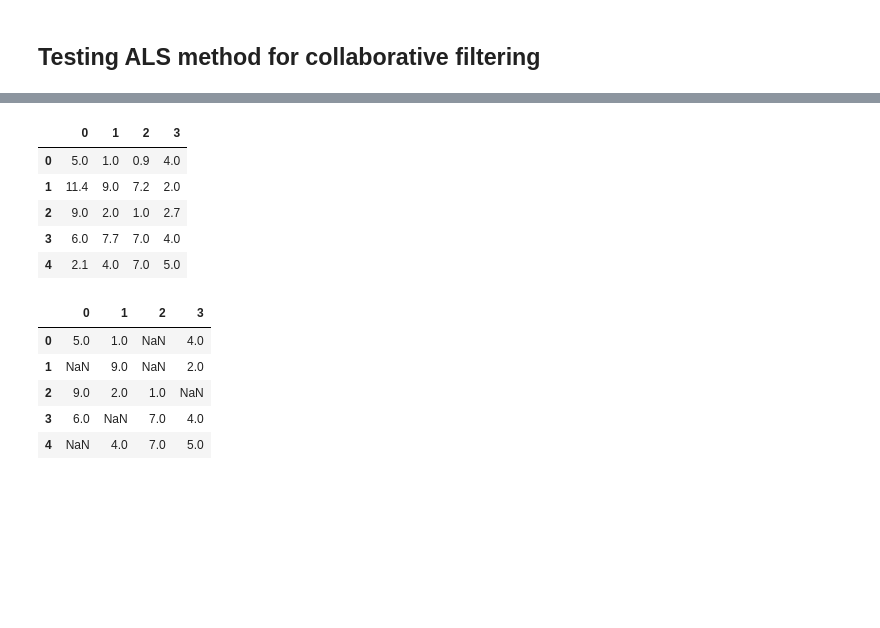
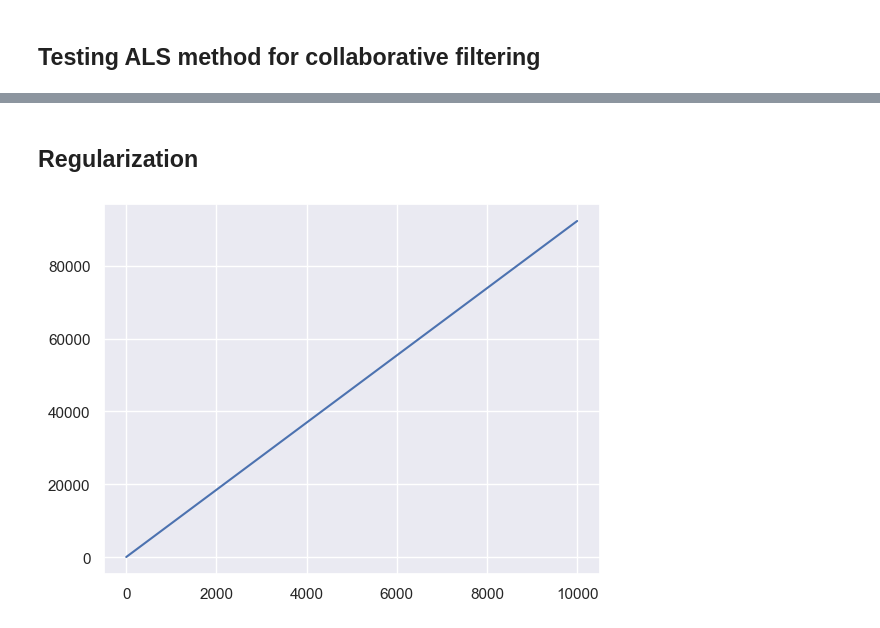
Before and after one commit to MarcoC1796/recommender-systems-thesis, a Jupyter notebook: Recommender Systems Tests.ipynb, the cells around one changed output, grey strips where cells are left out. Cells and saved outputs as stored; diff of their text form; code cells hidden in the pictures; blank space fills up the shorter version.

Commit message:
adding regularization

```diff
--- a/Recommender Systems Tests.ipynb
+++ b/Recommender Systems Tests.ipynb
@@ -158,18 +136,21 @@ newR = (newQ @ newP.T) * std_dev + mean
-# %%
-pd.DataFrame(np.around(newR, 1))
-# %% [output]
-|  | 0 | 1 | 2 | 3 |
-| 0 | 5.0 | 1.0 | 0.9 | 4.0 |
-| 1 | 11.4 | 9.0 | 7.2 | 2.0 |
-| 2 | 9.0 | 2.0 | 1.0 | 2.7 |
-| 3 | 6.0 | 7.7 | 7.0 | 4.0 |
-| 4 | 2.1 | 4.0 | 7.0 | 5.0 |
-# %%
-pd.DataFrame(R0)
-# %% [output]
-|  | 0 | 1 | 2 | 3 |
-| 0 | 5.0 | 1.0 | NaN | 4.0 |
-| 1 | NaN | 9.0 | NaN | 2.0 |
-| 2 | 9.0 | 2.0 | 1.0 | NaN |
-| 3 | 6.0 | NaN | 7.0 | 4.0 |
-| 4 | NaN | 4.0 | 7.0 | 5.0 |
+# %% [markdown]
+## Regularization
+# %%
+# Seed
+np.random.seed(43)
+
+# Q and P initilization
+f=4
+Q_0 = initializeQ(R.shape[0], f)
+P_0 = initializeP(R.shape[1], f)
+
+lambs = np.append(0,(np.logspace(0, 4, 100)))
+Ju_values = []
+for lamb in lambs:
+    Ju, _ = get_Ju_and_DJu(R, P_0, f, lamb,)
+    Ju_values.append(Ju(Q_0.flatten()))
+fig, ax = plt.subplots()
+ax.plot(lambs, Ju_values)
+plt.show()
+# %% [output]
+[figure, added]
```
Also changed, not shown: parts of 12 cells of this notebook, 6 other files.
